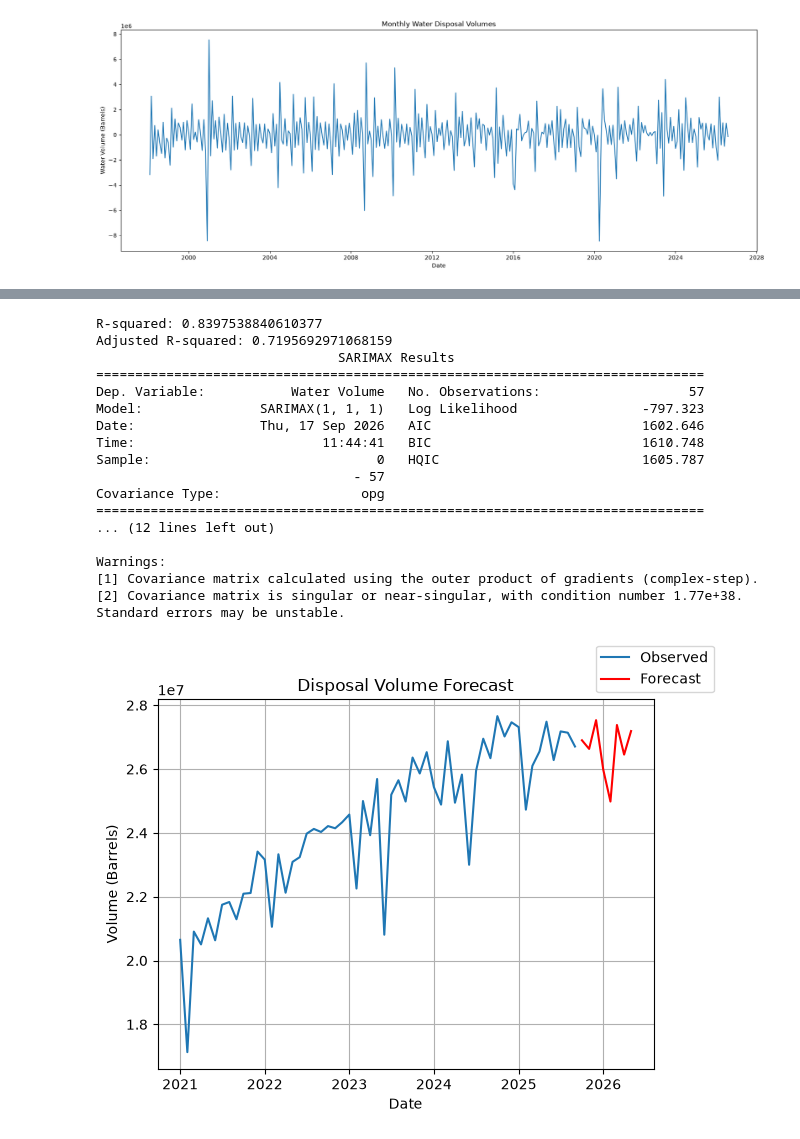
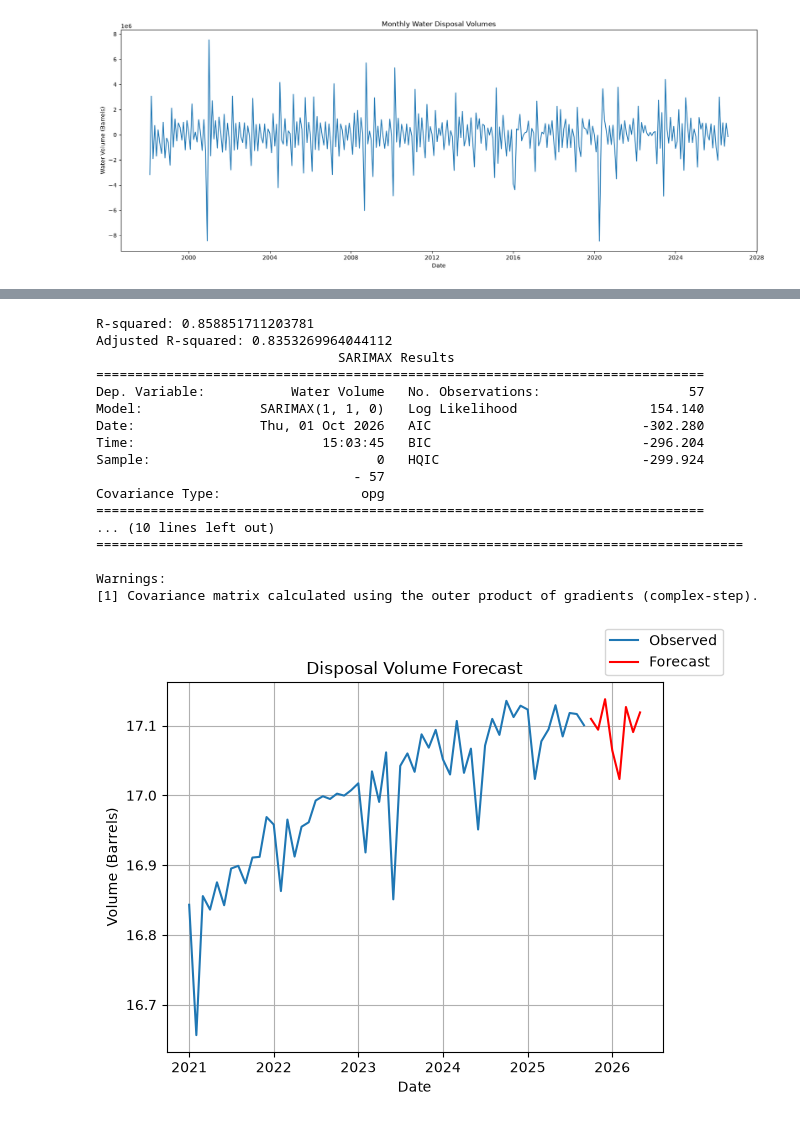
Before and after one commit to L0GN82/SARIMA, a Jupyter notebook: SARIMA with EXO.ipynb, the cells around one changed output, grey strips where cells are left out. Cells and saved outputs as stored; diff of their text form; code cells hidden in the pictures.

```diff
--- a/SARIMA with EXO.ipynb
+++ b/SARIMA with EXO.ipynb
@@ -513,0 +277,4 @@ Warnings:
+# %%
+print(monthly_water_vols.shape[1])
+testing_df = monthly_water_vols[["Barrels"]]
+print(testing_df.shape[1])
@@ -618,6 +500,7 @@ Warnings:
 # %%
 #This script showcases the model after COVID
 #Using the SARIMAX model with the exogenous variables (Excluding the price index)
+# Taking the log of the disposal salt water
 #Adding the oil production and price to the disposal volume dataframe
 original_df = pd.read_excel(r"C:\Users\LoganFrideley\East Texas Salt Water Disposal Company\Finance - Documents\Water Disposal History.xlsx")
 
@@ -637,25 +520,28 @@ monthly_water_vols['Date'] = pd.to_datetime(monthly_water_vols['Date'])
 monthly_water_vols = monthly_water_vols.drop(columns = ['Total Disposed Water Volume', 'Month/ Year'])
 # Changing the order of the columns
 monthly_water_vols = monthly_water_vols.loc[:, ['Date', 'Water Volume']]
+# Taking the log of the disposal water volume
+monthly_water_vols['Water Volume'] = np.log(monthly_water_vols['Water Volume'])
 
 
 plt.ion()
 df = pd.read_csv(r'C:\Users\LoganFrideley\OneDrive - East Texas Salt Water Disposal Company\Documents\SARIMA Project\ProductionDataQuery_monthlyTotals_ReportCsv(1).csv')
 
 
-oil_prod = df[['Date', 'Barrels']].copy()
-oil_prod['Date'] = pd.to_datetime(oil_prod['Date'])
-oil_prod.sort_values('Date')
+prod_df = df[['Date', 'Barrels']].copy()
+prod_df['Date'] = pd.to_datetime(oil_prod['Date'])
+prod_df.sort_values('Date')
 
 #FRED Brent-Crude oil pride index
 df2 = pd.read_csv(r'C:\Users\LoganFrideley\OneDrive - East Texas Salt Water Disposal Company\Documents\SARIMA Project\MCOILBRENTEU.csv')
 
-oil_price = df2[['Date', 'Price']].copy()
-oil_price['Date'] = pd.to_datetime(oil_price['Date'])
-oil_price.sort_values('Date')
+price_df = df2[['Date', 'Price']].copy()
+price_df['Date'] = pd.to_datetime(oil_price['Date'])
+price_df.sort_values('Date')
 
 #Combining the dataframes together for the SARIMA model
-monthly_water_vols = monthly_water_vols.merge(oil_prod[['Date','Barrels']], on = 'Date', how = 'left')
+monthly_water_vols = monthly_water_vols.merge(prod_df[['Date','Barrels']], on = 'Date', how = 'left')
+monthly_water_vols['Barrels'] = np.log(monthly_water_vols['Barrels'])
 monthly_water_vols = monthly_water_vols.dropna()
 
 
@@ -676,45 +562,45 @@ model = SARIMAX(
     training['Water Volume'],
     k_exog = 1,
     exog = training[['Barrels']],
-    order = (1,1,1),
+    order = (1,1,0),
     seasonal_order = (0,0,0,12)
 
 )
 results = model.fit()
 forecast_periods = len(validation)
 forecast = results.forecast(forecast_periods, exog = validation[['Barrels']])
 r_squared = R_squared(validation['Water Volume'], forecast)
-adjusted = adj_R_squared(validation['Water Volume'], forecast, monthly_water_vols)
+adjusted = adj_R_squared(validation['Water Volume'], forecast, testing_df)
 
 print(f'R-squared: {r_squared}')
 print(f'Adjusted R-squared: {adjusted}')
 print(results.summary())
 
 fig, ax = plt.subplots()
 ax.plot(training['Date'], training['Water Volume'], label='Observed')
 ax.plot(validation['Date'], forecast, label='Forecast', color='red')
 ax.set_title("Disposal Volume Forecast")
 ax.set_xlabel("Date")
 ax.set_ylabel("Volume (Barrels)")
 ax.grid()
 fig.legend()
 fig.show()
 # %% [output]
-R-squared: 0.8397538840610377
-Adjusted R-squared: 0.7195692971068159
+R-squared: 0.858851711203781
+Adjusted R-squared: 0.8353269964044112
                                SARIMAX Results
 ==============================================================================
 Dep. Variable:           Water Volume   No. Observations:                   57
-Model:               SARIMAX(1, 1, 1)   Log Likelihood                -797.323
-Date:                Thu, 17 Sep 2026   AIC                           1602.646
-Time:                        11:44:41   BIC                           1610.748
-Sample:                             0   HQIC                          1605.787
+Model:               SARIMAX(1, 1, 0)   Log Likelihood                 154.140
+Date:                Thu, 01 Oct 2026   AIC                           -302.280
+Time:                        15:03:45   BIC                           -296.204
+Sample:                             0   HQIC                          -299.924
                                  - 57
 Covariance Type:                  opg
 ==============================================================================
-... (12 lines left out)
+... (10 lines left out)
+===================================================================================
 
 Warnings:
 [1] Covariance matrix calculated using the outer product of gradients (complex-step).
-[2] Covariance matrix is singular or near-singular, with condition number 1.77e+38. Standard errors may be unstable.
-[figure, old version]
+[figure, new version]
```
Also changed, not shown: parts of 26 cells of this notebook, 3 other files.
